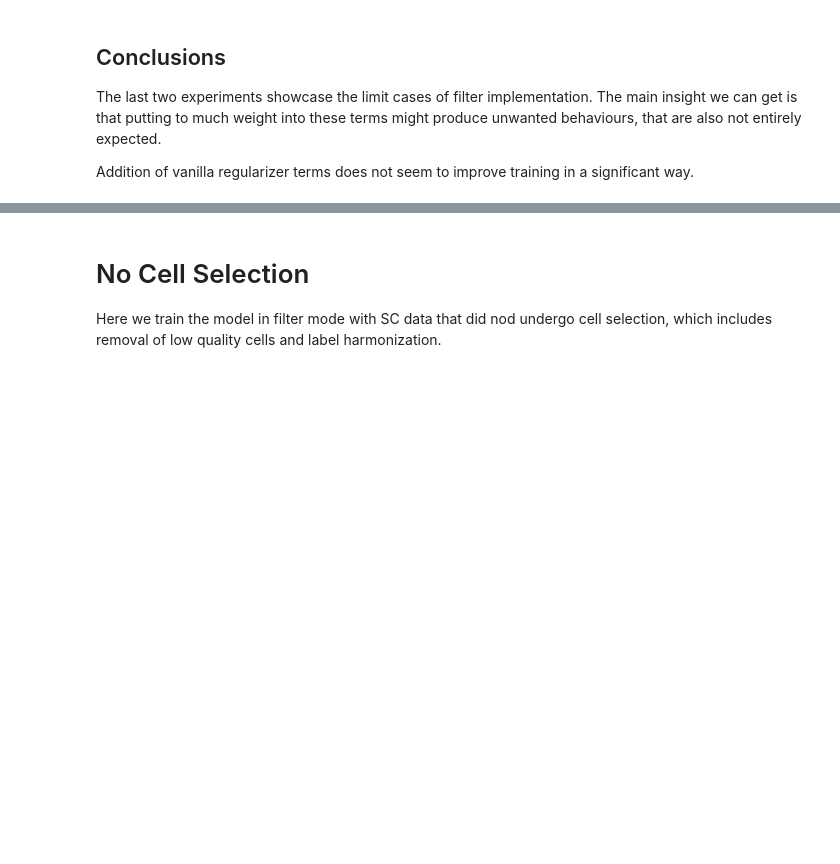
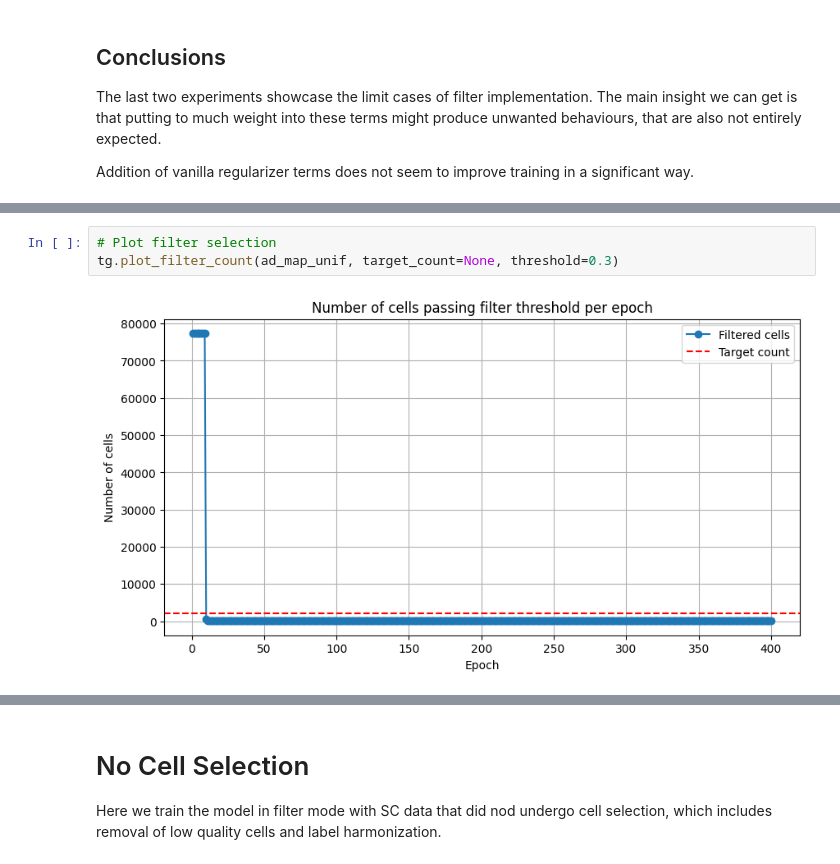
Before and after one commit to enric-bazz/Tangram, a Jupyter notebook: MyNotebooks/filter_mode_analysis.ipynb, the cells around one changed output, grey strips where cells are left out. Cells and saved outputs as stored; diff of their text form; blank space fills up the shorter version.

```diff
--- a/MyNotebooks/filter_mode_analysis.ipynb
+++ b/MyNotebooks/filter_mode_analysis.ipynb
@@ -485,0 +548,5 @@ Addition of vanilla regularizer terms does not seem to improve training in a sig
+# %%
+# Plot filter selection
+tg.plot_filter_count(ad_map_unif, target_count=None, threshold=0.3)
+# %% [output]
+[figure, added]
```
Also changed, not shown: parts of 8 cells of this notebook.
